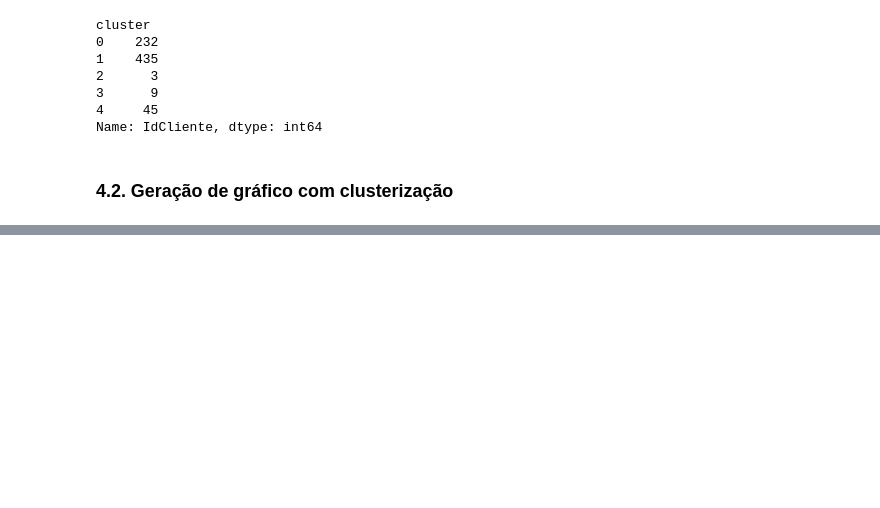
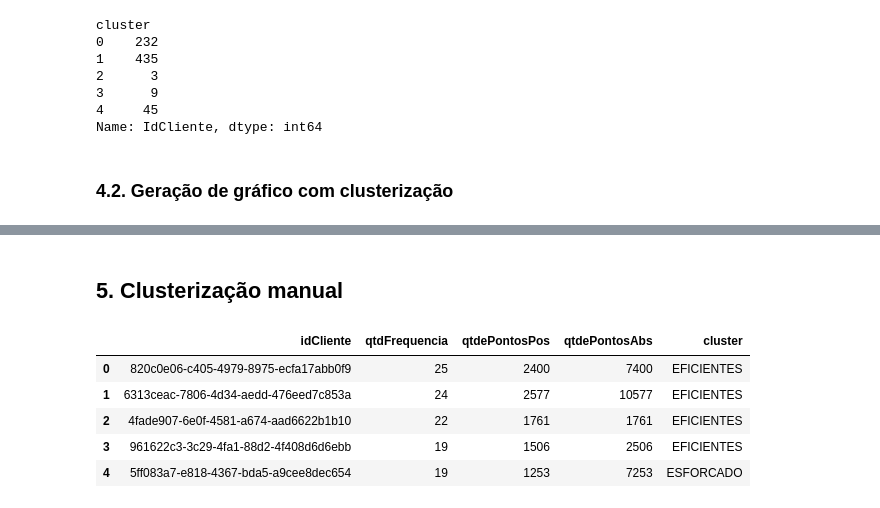
Before and after one commit to netofr19/loyalty-predict, a Jupyter notebook: src/analytics/frequencia_valor.ipynb, the cells around one changed output, grey strips where cells are left out. Drawn from its saved outputs; the diff is of its cells as text; code cells hidden in the pictures; blank space fills up the shorter version.

```diff
--- a/src/analytics/frequencia_valor.ipynb
+++ b/src/analytics/frequencia_valor.ipynb
@@ -90,0 +97,15 @@ plt.grid(True, alpha=.3)
+# %% [markdown]
+## 5. Clusterização manual
+# %%
+engine = sqlalchemy.create_engine("sqlite:///../../data/loyalty-system/database.db")
+query = import_query("frequencia_valor.sql")
+df_manual = pd.read_sql(query, engine)
+df_manual = df_manual[df_manual["qtdePontosPos"] < 4000]
+df_manual.head()
+# %% [output]
+|  | idCliente | qtdFrequencia | qtdePontosPos | qtdePontosAbs | cluster |
+| 0 | 820c0e06-c405-4979-8975-ecfa17abb0f9 | 25 | 2400 | 7400 | EFICIENTES |
+| 1 | 6313ceac-7806-4d34-aedd-476eed7c853a | 24 | 2577 | 10577 | EFICIENTES |
+| 2 | 4fade907-6e0f-4581-a674-aad6622b1b10 | 22 | 1761 | 1761 | EFICIENTES |
+| 3 | 961622c3-3c29-4fa1-88d2-4f408d6d6ebb | 19 | 1506 | 2506 | EFICIENTES |
+| 4 | 5ff083a7-e818-4367-bda5-a9cee8dec654 | 19 | 1253 | 7253 | ESFORCADO |
```
Also changed, not shown: parts of 2 cells of this notebook, 6 other files.
